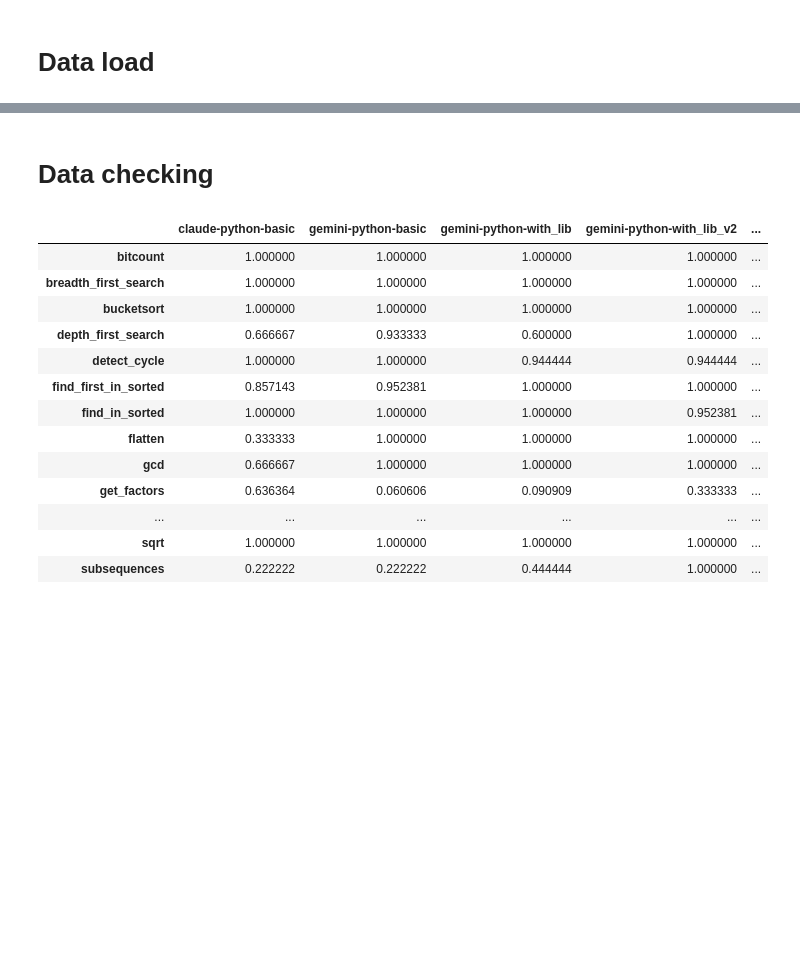
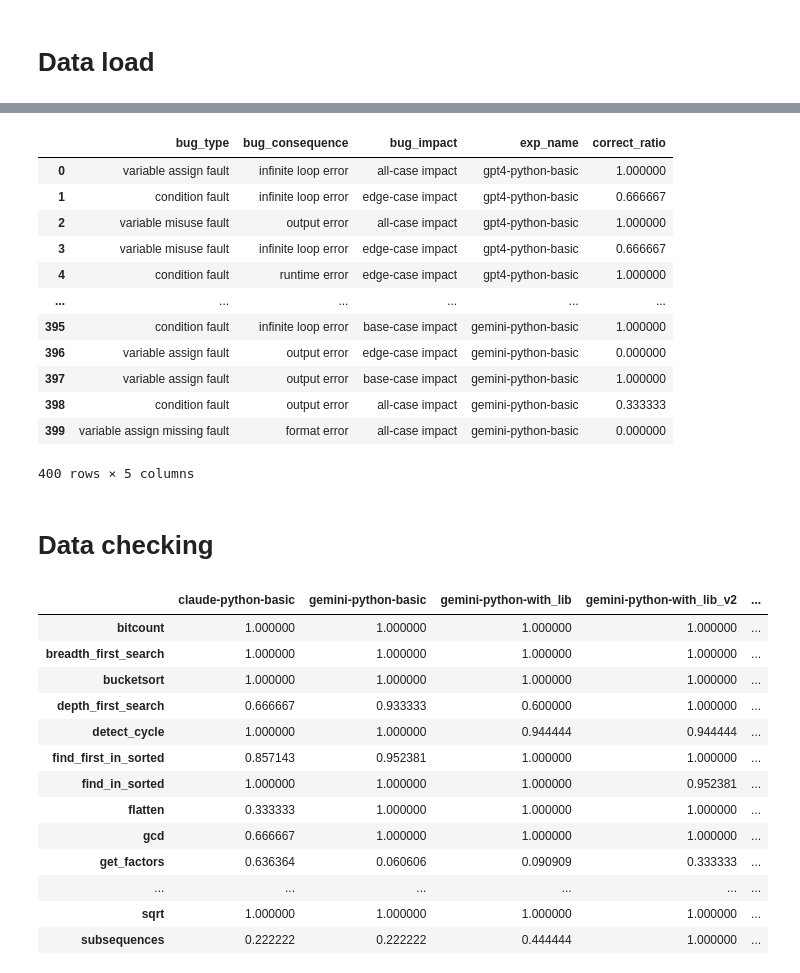
Before and after one commit to alan8365/LLM-dubug, a Jupyter notebook: src/plot.ipynb, the cells around one changed output, grey strips where cells are left out. Saved outputs shown, nothing was run; the diff lists cells and outputs as text; code cells hidden in the pictures; blank space fills up the shorter version.

```diff
--- a/src/plot.ipynb
+++ b/src/plot.ipynb
@@ -107,3 +117,47 @@ exp_counters
+# %%
+bug_type_list = []
+bug_consequence_list = []
+bug_impact_list = []
+
+exp_name_list = []
+correct_ratio_list = []
+
+for exp_name, exp_info in exp_correct_ratio.items():
+    for prog_name, correct_ratio in exp_info.items():
+        bug_type = bug_type_dict[prog_name]
+        bug_consequence = bug_consequence_dict[prog_name]
+        bug_impact = bug_impact_dict[prog_name]
+
+        correct_ratio_list.append(correct_ratio)
+        exp_name_list.append(exp_name)
+
+        bug_type_list.append(bug_type)
+        bug_consequence_list.append(bug_consequence)
+        bug_impact_list.append(bug_impact)
+
+correct_ratio_df = pd.DataFrame({
+    'bug_type': bug_type_list,
+    'bug_consequence': bug_consequence_list,
+    'bug_impact': bug_impact_list,
+    'exp_name': exp_name_list,
+    'correct_ratio': correct_ratio_list,
+})
+
+correct_ratio_df
+# %% [output]
+|  | bug_type | bug_consequence | bug_impact | exp_name | correct_ratio |
+| 0 | variable assign fault | infinite loop error | all-case impact | gpt4-python-basic | 1.000000 |
+| 1 | condition fault | infinite loop error | edge-case impact | gpt4-python-basic | 0.666667 |
+| 2 | variable misuse fault | output error | all-case impact | gpt4-python-basic | 1.000000 |
+| 3 | variable misuse fault | infinite loop error | edge-case impact | gpt4-python-basic | 0.666667 |
+| 4 | condition fault | runtime error | edge-case impact | gpt4-python-basic | 1.000000 |
+| ... | ... | ... | ... | ... | ... |
+| 395 | condition fault | infinite loop error | base-case impact | gemini-python-basic | 1.000000 |
+| 396 | variable assign fault | output error | edge-case impact | gemini-python-basic | 0.000000 |
+| 397 | variable assign fault | output error | base-case impact | gemini-python-basic | 1.000000 |
+| 398 | condition fault | output error | all-case impact | gemini-python-basic | 0.333333 |
+| 399 | variable assign missing fault | format error | all-case impact | gemini-python-basic | 0.000000 |
+400 rows × 5 columns
 # %% [markdown]
 # Data checking
 # %%
```
Also changed, not shown: parts of 5 cells of this notebook, 5 other files.
